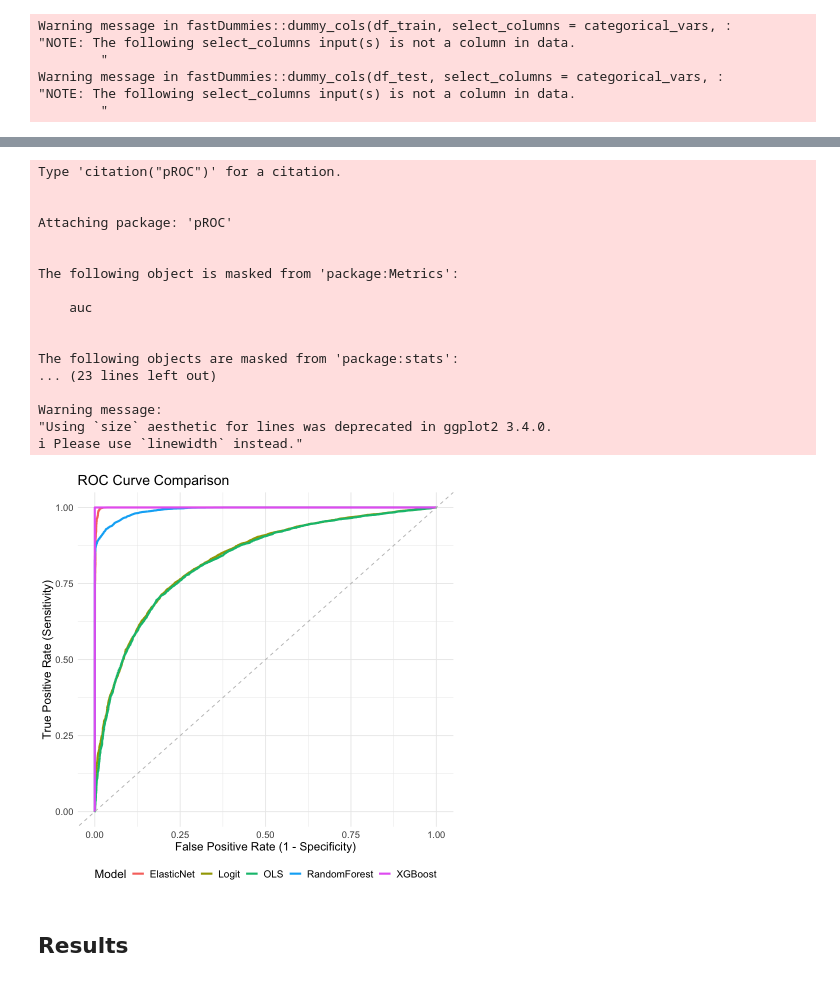
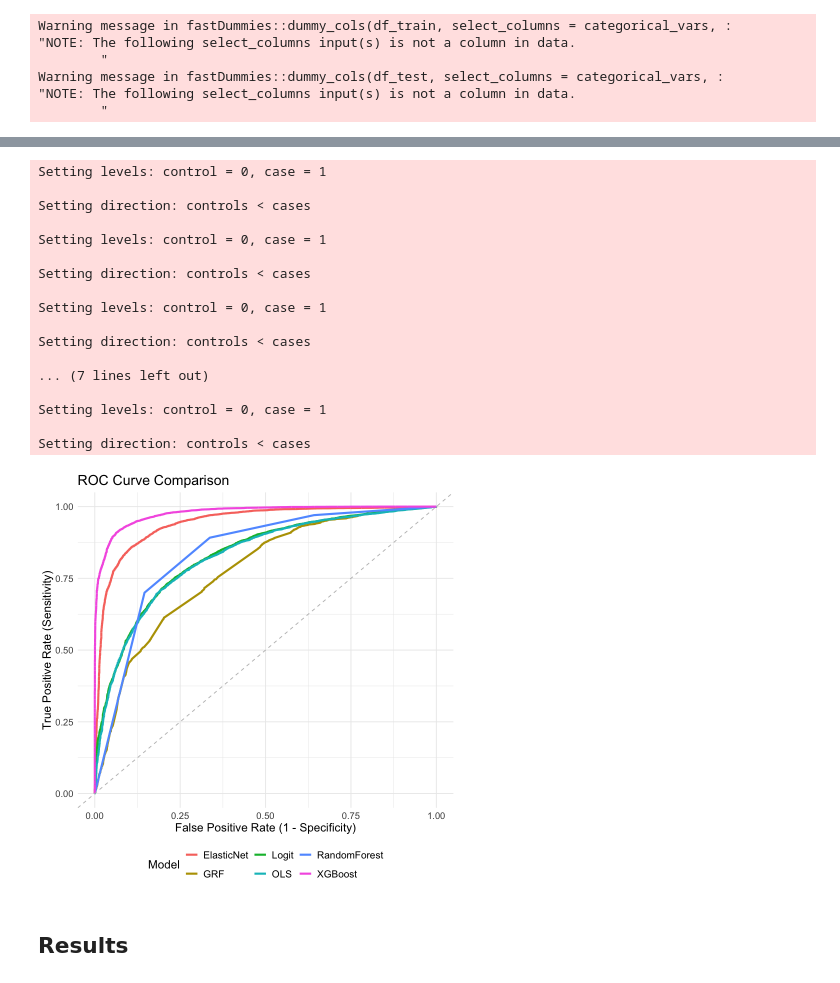
Before and after one commit to ianbscott/882_final_project, a Jupyter notebook: 882_Project.ipynb, the cells around one changed output, grey strips where cells are left out. Cells and saved outputs as stored; diff of their text form; code cells hidden in the pictures.

```diff
--- a/882_Project.ipynb
+++ b/882_Project.ipynb
@@ -383,7 +323,7 @@ for (m in mtry_grid) {
     y_val <- y_train[fold]
 
     # Train random forest (classification)
-    rf <- randomForest(x = X_tr, y = as.factor(y_tr), mtry = m)
+    rf <- randomForest(x = X_tr, y = as.factor(y_tr), mtry = m, ntree = 100)
 
     # Predict on validation set
     preds <- predict(rf, X_val, type = "response")
@@ -410,5 +350,5 @@ print(cv_results)
 best_mtry <- cv_results$mtry[which.max(cv_results$avg_accuracy)]
 cat("Best mtry:", best_mtry, "\n")
 
-best_rf_model <- randomForest(x = X_train, y = as.factor(y_train), mtry = best_mtry)
+best_rf_model <- randomForest(x = X_train, y = as.factor(y_train), mtry = best_mtry, ntree = 100)
 # %% [output]
@@ -573,5 +512,42 @@ Prediction    0    1
 
        'Positive' Class : 0
+# %%
+# Fit the probability forest (binary classification)
+grf_model <- probability_forest(X_train, as.factor(y_train), mtry = best_mtry, num.trees = 100)
+
+# Predict probabilities
+grf_probs <- predict(grf_model, newdata = X_test)
+
+# Extract probability of class 1
+prob_1 <- grf_probs$predictions[, 2]
+
+# Turn into a dataframe
+prob_df <- data.frame(probability_of_1 = prob_1)
+
+# Convert to class labels
+grf_preds <- ifelse(prob_df > 0.5, 1, 0)
+
+# Evaluate performance
+conf_matrix <- confusionMatrix(factor(grf_preds), factor(y_test))
+print(conf_matrix)
+
+importance_grf <- variable_importance(grf_model)
+var_names <- colnames(X_train)
+
+# Put into a dataframe
+grf_importance_df <- data.frame(
+  Variable = var_names,
+  Importance = importance_grf
+)
+
+# Plot with ggplot2
+library(ggplot2)
+ggplot(grf_importance_df[order(-grf_importance_df$Importance), ][1:20, ],
+       aes(x = reorder(Variable, Importance), y = Importance)) +
+  geom_col(fill = "darkgreen") +
+  coord_flip() +
+  labs(title = "GRF Variable Importance", x = "Variable", y = "Importance") +
+  theme_minimal()
 # %%
 ### Plot ROC
 
@@ -591,7 +567,8 @@ roc_list <- list(
   OLS = roc(Y_test, ols_probs),
   ElasticNet = roc(Y_test, as.vector(elastic_net_probs)),
   RandomForest = roc(Y_test, rf_probs),
-  XGBoost = roc(Y_test, xgb_probs)
+  XGBoost = roc(Y_test, xgb_probs),
+  GRF = roc(Y_test, prob_1)
 )
 
 # Extract ROC data
@@ -603,42 +580,42 @@ roc_data <- do.call(rbind, lapply(names(roc_list), function(model_name) {
     sensitivity = rev(roc_curve$sensitivities)
   )
 }))
 
 # Plot ROC curves
 ggplot(roc_data, aes(x = 1 - specificity, y = sensitivity, color = model)) +
   geom_line(size = 1.2) +
   geom_abline(linetype = "dashed", color = "gray") +
   labs(
     title = "ROC Curve Comparison",
     x = "False Positive Rate (1 - Specificity)",
     y = "True Positive Rate (Sensitivity)",
     color = "Model"
   ) +
   theme_minimal() +
   theme(
     text = element_text(size = 14),
     legend.position = "bottom",
     legend.title = element_text(size = 14),
     legend.text = element_text(size = 12)
   )
 # %% [output]
-Type 'citation("pROC")' for a citation.
+Setting levels: control = 0, case = 1
 
+Setting direction: controls < cases
 
-Attaching package: 'pROC'
+Setting levels: control = 0, case = 1
 
+Setting direction: controls < cases
 
-The following object is masked from 'package:Metrics':
+Setting levels: control = 0, case = 1
 
-    auc
+Setting direction: controls < cases
 
+... (7 lines left out)
 
-The following objects are masked from 'package:stats':
-... (23 lines left out)
+Setting levels: control = 0, case = 1
 
-Warning message:
-"Using `size` aesthetic for lines was deprecated in ggplot2 3.4.0.
-i Please use `linewidth` instead."
+Setting direction: controls < cases
-[figure, old version]
+[figure, new version]
 # %% [markdown]
 ## **Results**
```
Also changed, not shown: parts of 12 cells of this notebook.
